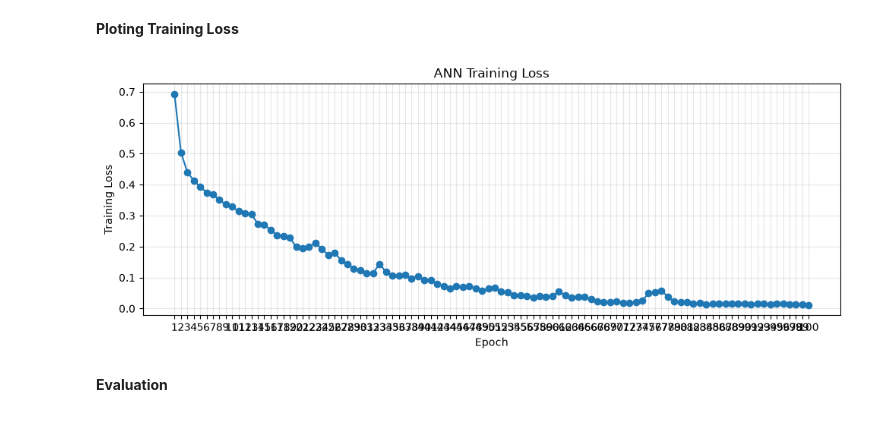
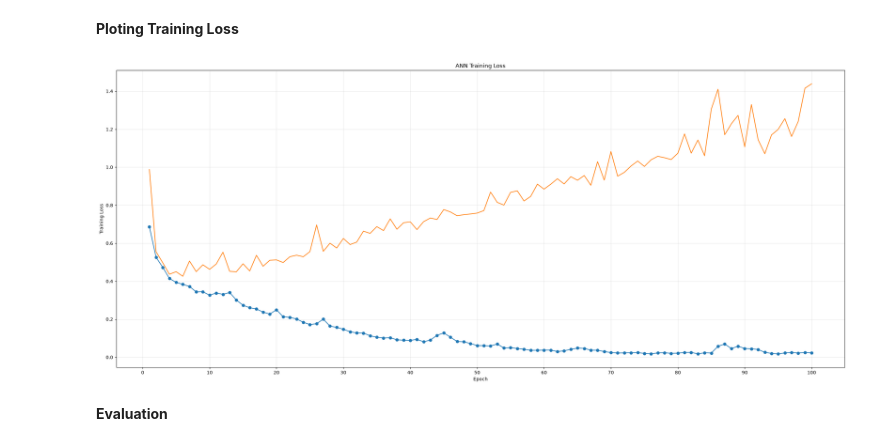
Before and after one commit to urvidamani/Vessel_Detection_DAS, a Jupyter notebook: notebooks/02_small_data_ann.ipynb, the cells around one changed output. Cells and saved outputs as stored; diff of their text form; code cells hidden in the pictures.

```diff
--- a/notebooks/02_small_data_ann.ipynb
+++ b/notebooks/02_small_data_ann.ipynb
@@ -277,6 +279,7 @@ history=train_model(
     criterion=criterion,
     optimizer=optimizer,
     device=device,
-    epochs=epochs
+    epochs=epochs,
+    val_loader=val_loader
 )
 # %% [output]
@@ -300,25 +303,26 @@ Epoch 100/100| Loss: 0.0117
 # %% [markdown]
 **Ploting Training Loss**
 # %%
-plt.figure(figsize=(10,4))
+plt.figure(figsize=(23,10))
 plt.plot(range(1,epochs+1),
          history["train_loss"],
          marker="o")
+plt.plot(range(1,epochs+1),history["val_loss"])
 
 plt.xlabel("Epoch")
 plt.ylabel("Training Loss")
 plt.title("ANN Training Loss")
 
-plt.xticks(range(1,epochs+1))
+plt.xticks(range(0,epochs+1,10))
 plt.grid(alpha=0.3)
 plt.tight_layout()
 plt.savefig(results_figures/"small_ann_training_loss.png",
             dpi=300,
             bbox_inches="tight")
 
 plt.show()
 # %% [output]
-[figure, old version]
+[figure, new version]
 # %% [markdown]
 **Evaluation**
 # %%
```
Also changed, not shown: parts of 20 cells of this notebook, 4 other files.
